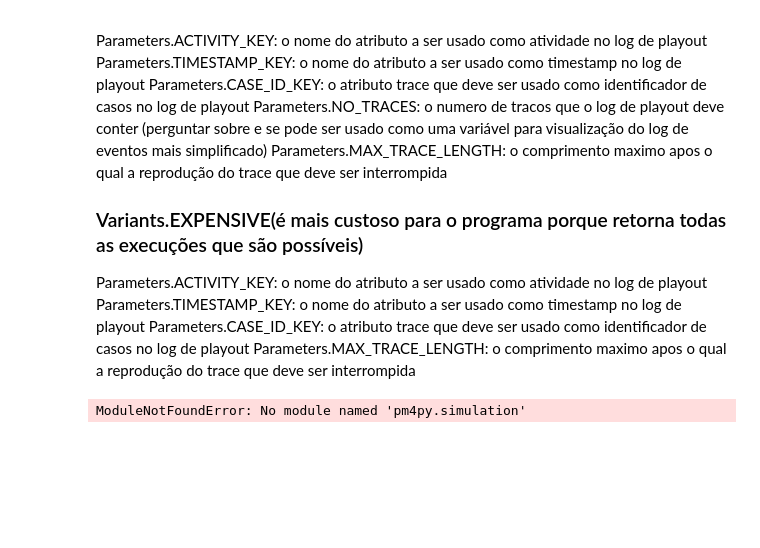
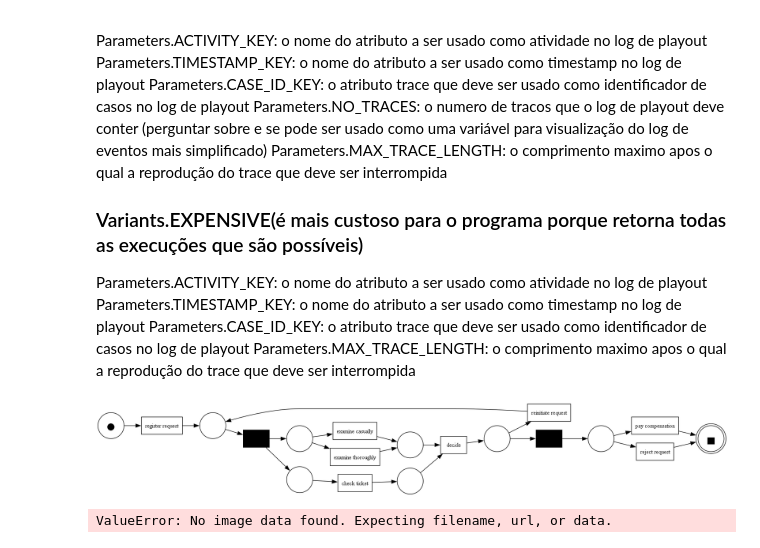
Before and after one commit to gabriellaserra/Process-mining-novo, a Jupyter notebook: Notebooks/duda.ipynb, the cells around one changed output. Saved outputs shown, nothing was run; the diff lists cells and outputs as text; code cells hidden in the pictures; blank space fills up the shorter version.

Commit message:
começando a exportar e importar uma rede de petri no yasper

```diff
--- a/Notebooks/duda.ipynb
+++ b/Notebooks/duda.ipynb
@@ -489,16 +489,16 @@ conformance
 [figure]
 ValueError: No image data found. Expecting filename, url, or data.
 # %%
+
 # modelDataframePmnl, start, end =  pm4py.read_pnml('C:\\Users\\meduarda\\grupo-2-3\\Bases_de_Dados\\running-example-model-convertido.pnml')
 # #-------------------------------------------------
-# pn, ini, fim = pm4py.discover_petri_net_inductive(dataframe)
-# df_problems = pm4py.format_dataframe(pandas.read_csv("C:\\Users\\meduarda\\grupo-2-3\\Bases_de_Dados\\exemplo-modificado.csv", sep=';'), case_id='case_id', activity_key='activity', timestamp_key='timestamp')
+pn, ini, fim = pm4py.discover_petri_net_inductive(dataframe)
+df_problems = pm4py.format_dataframe(pandas.read_csv("C:\\Users\\meduarda\\grupo-2-3\\Bases_de_Dados\\exemplo-modificado.csv", sep=';'), case_id='case_id', activity_key='activity', timestamp_key='timestamp')
 
-# declare_model = pm4py.discover_declare(df_problems)
-# pm4py.view_petri_net(pn,ini,fim)
+declare_model = pm4py.discover_declare(df_problems)
 
-# conformance = pm4py.fitness_token_based_replay(dataframe, pn, ini, fim)
-# conformance
+conformance = pm4py.fitness_token_based_replay(dataframe, pn, ini, fim)
+conformance
 
 
 # arquivoPnml = pm4py.conformance.conformance_diagnostics_alignments(df_problems, pn, ini, fim)
@@ -538,15 +543,24 @@ Parameters.MAX_TRACE_LENGTH: o comprimento maximo apos o qual a reprodução do
 # %%
 #imports usados nesse vídeo:
 import pm4py
 # from pm4py.simulation.playout import simulator
-# from pm4py.objects.petri.importer import pmnl_importer
-from pm4py.algo.filtering.log.variants import variants_filter
+from pm4py.objects.petri_net.importer import importer as pmnl_importer
+from pm4py.objects.petri_net import exporter as pnml_exporter
+# from pm4py.algo.filtering.log.variants import variants_filter
 from pm4py.visualization.petri_net import visualizer as pn_visualizer
-from pm4py.visualization.transition_system import visualizer as ts_visualizer
-from pm4py.visualization.dfg import visualizer as dfg_visualization
+# from pm4py.visualization.transition_system import visualizer as ts_visualizer
+# from pm4py.visualization.dfg import visualizer as dfg_visualization
 from IPython.display import Image
-# from pm4py.objects.petri import reachability_graph
-from pm4py.algo.discovery.dfg import algorithm as dfg_discovery
-from pm4py.algo.discovery.alpha import algorithm as alpha_miner
+# from pm4py.objects.petri_net import reachability_graph
+# from pm4py.algo.discovery.dfg import algorithm as dfg_discovery
+# from pm4py.algo.discovery.alpha import algorithm as alpha_miner
+
+
+pnml_exporter.exporter.apply(pn, ini, "C:\\Users\\meduarda\\Desktop\\analize_conformidade_video\\exportarTeste.pnml")
+rede, inicial, final = pmnl_importer.apply('C:\\Users\\meduarda\\Desktop\\analize_conformidade_video\\exportarTeste.pnml')
+graf = pn_visualizer.apply(rede, inicial, final)
+image = pn_visualizer.view(graf)
+Image(image)
 # %% [output]
+[figure, added]
-ModuleNotFoundError: No module named 'pm4py.simulation'
+ValueError: No image data found. Expecting filename, url, or data.
```
Also changed, not shown: parts of 2 cells of this notebook.
